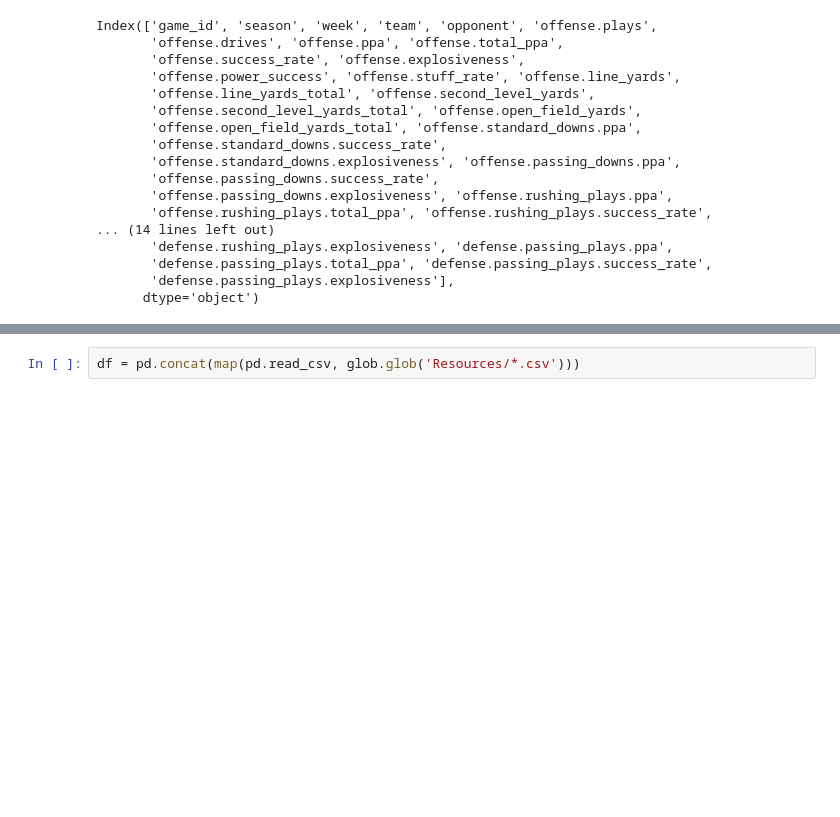
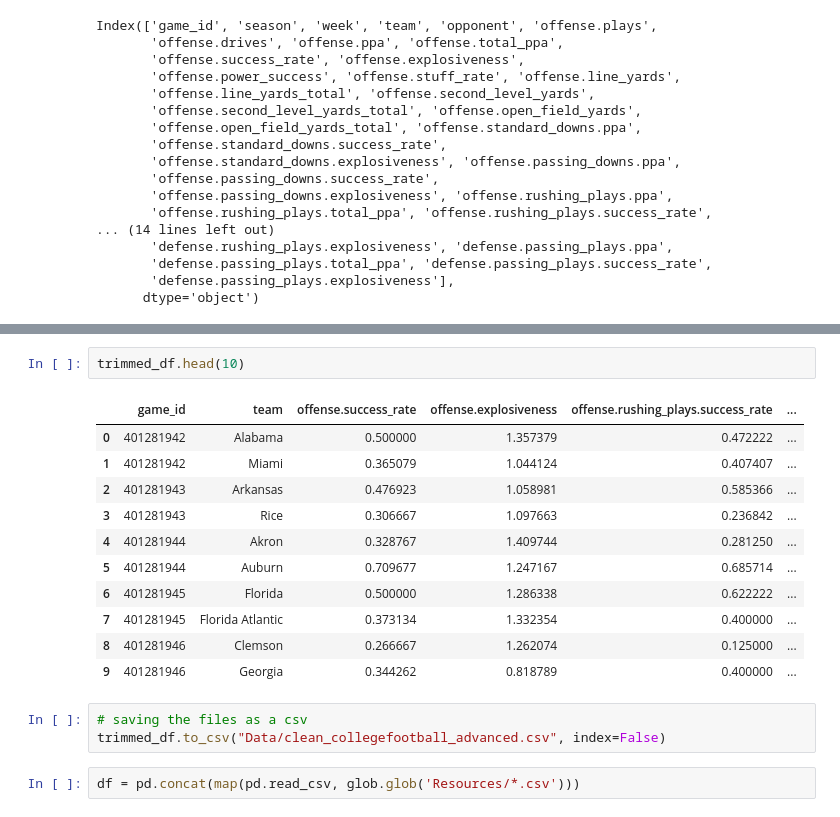
Before and after one commit to baumgartner-99/Team-7-Final-Project, a Jupyter notebook: College_football_prediction.ipynb, the cells around one changed output, grey strips where cells are left out. Drawn from its saved outputs; the diff is of its cells as text; blank space fills up the shorter version.

Commit message:
adding image of data frame

```diff
--- a/College_football_prediction.ipynb
+++ b/College_football_prediction.ipynb
@@ -182,3 +164,20 @@ trimmed_df.to_csv("Data/clean_collegefootball_advanced.csv", index=False)
+# %%
+trimmed_df.head(10)
+# %% [output]
+|  | game_id | team | offense.success_rate | offense.explosiveness | offense.rushing_plays.success_rate | ... |
+| 0 | 401281942 | Alabama | 0.500000 | 1.357379 | 0.472222 | ... |
+| 1 | 401281942 | Miami | 0.365079 | 1.044124 | 0.407407 | ... |
+| 2 | 401281943 | Arkansas | 0.476923 | 1.058981 | 0.585366 | ... |
+| 3 | 401281943 | Rice | 0.306667 | 1.097663 | 0.236842 | ... |
+| 4 | 401281944 | Akron | 0.328767 | 1.409744 | 0.281250 | ... |
+| 5 | 401281944 | Auburn | 0.709677 | 1.247167 | 0.685714 | ... |
+| 6 | 401281945 | Florida | 0.500000 | 1.286338 | 0.622222 | ... |
+| 7 | 401281945 | Florida Atlantic | 0.373134 | 1.332354 | 0.400000 | ... |
+| 8 | 401281946 | Clemson | 0.266667 | 1.262074 | 0.125000 | ... |
+| 9 | 401281946 | Georgia | 0.344262 | 0.818789 | 0.400000 | ... |
+# %%
+# saving the files as a csv
+trimmed_df.to_csv("Data/clean_collegefootball_advanced.csv", index=False)
 # %%
 df = pd.concat(map(pd.read_csv, glob.glob('Resources/*.csv')))
 # %%
```
Also changed, not shown: parts of 8 cells of this notebook, 1 other file.
